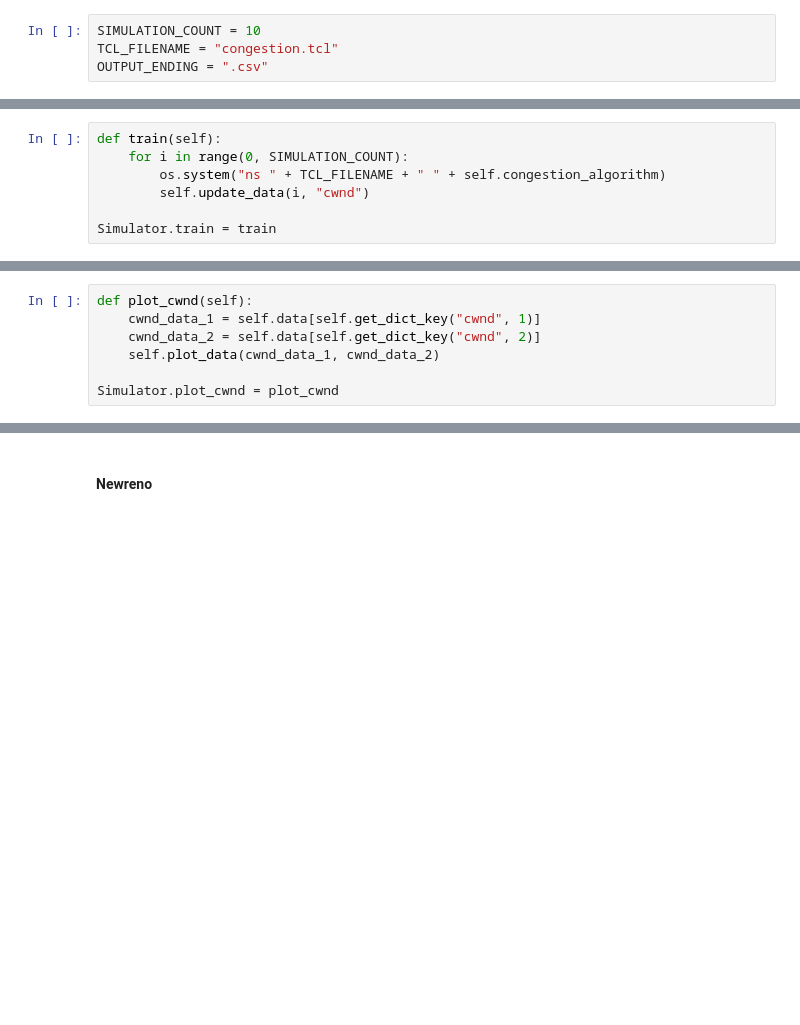
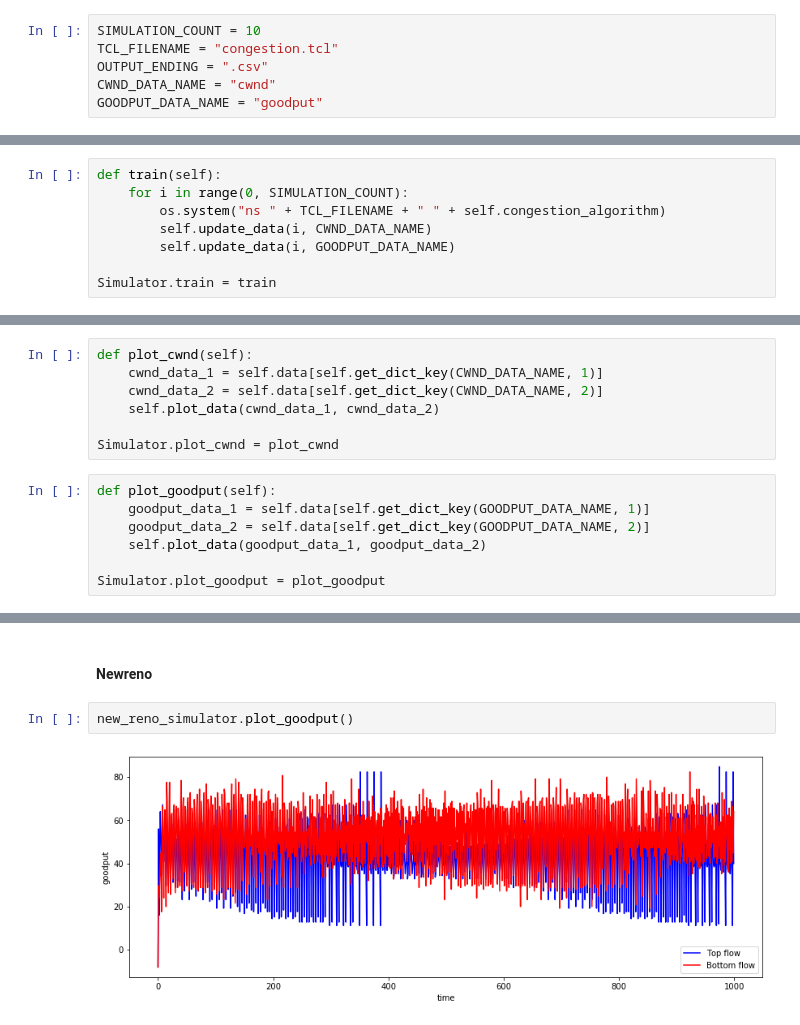
Before and after one commit to armanr99/NS2-TCP-Congestion-Control, a Jupyter notebook: congestion.ipynb, the cells around one changed output, grey strips where cells are left out. Drawn from its saved outputs; the diff is of its cells as text; blank space fills up the shorter version.

Commit message:
Add goodput diagrams

```diff
--- a/congestion.ipynb
+++ b/congestion.ipynb
@@ -12,6 +12,8 @@ import matplotlib.pyplot as plt
 SIMULATION_COUNT = 10
 TCL_FILENAME = "congestion.tcl"
 OUTPUT_ENDING = ".csv"
+CWND_DATA_NAME = "cwnd"
+GOODPUT_DATA_NAME = "goodput"
 # %%
 plt.rcParams["figure.figsize"] = (14, 5)
 # %% [markdown]
@@ -25,7 +27,8 @@ class Simulator:
 def train(self):
     for i in range(0, SIMULATION_COUNT):
         os.system("ns " + TCL_FILENAME + " " + self.congestion_algorithm)
-        self.update_data(i, "cwnd")
+        self.update_data(i, CWND_DATA_NAME)
+        self.update_data(i, GOODPUT_DATA_NAME)
 
 Simulator.train = train
 # %%
@@ -64,11 +67,18 @@ def update_data(self, simulation_index, data_name):
 Simulator.update_data = update_data
 # %%
 def plot_cwnd(self):
-    cwnd_data_1 = self.data[self.get_dict_key("cwnd", 1)]
-    cwnd_data_2 = self.data[self.get_dict_key("cwnd", 2)]
+    cwnd_data_1 = self.data[self.get_dict_key(CWND_DATA_NAME, 1)]
+    cwnd_data_2 = self.data[self.get_dict_key(CWND_DATA_NAME, 2)]
     self.plot_data(cwnd_data_1, cwnd_data_2)
 
 Simulator.plot_cwnd = plot_cwnd
+# %%
+def plot_goodput(self):
+    goodput_data_1 = self.data[self.get_dict_key(GOODPUT_DATA_NAME, 1)]
+    goodput_data_2 = self.data[self.get_dict_key(GOODPUT_DATA_NAME, 2)]
+    self.plot_data(goodput_data_1, goodput_data_2)
+
+Simulator.plot_goodput = plot_goodput
 # %% [markdown]
 ### Train Simulators
 # %%
@@ -98,3 +114,7 @@ vegas_simulator.plot_cwnd()
 ### Goodput
 # %% [markdown]
 #### Newreno
+# %%
+new_reno_simulator.plot_goodput()
+# %% [output]
+[figure, added]
```
Also changed, not shown: parts of 7 cells of this notebook.
